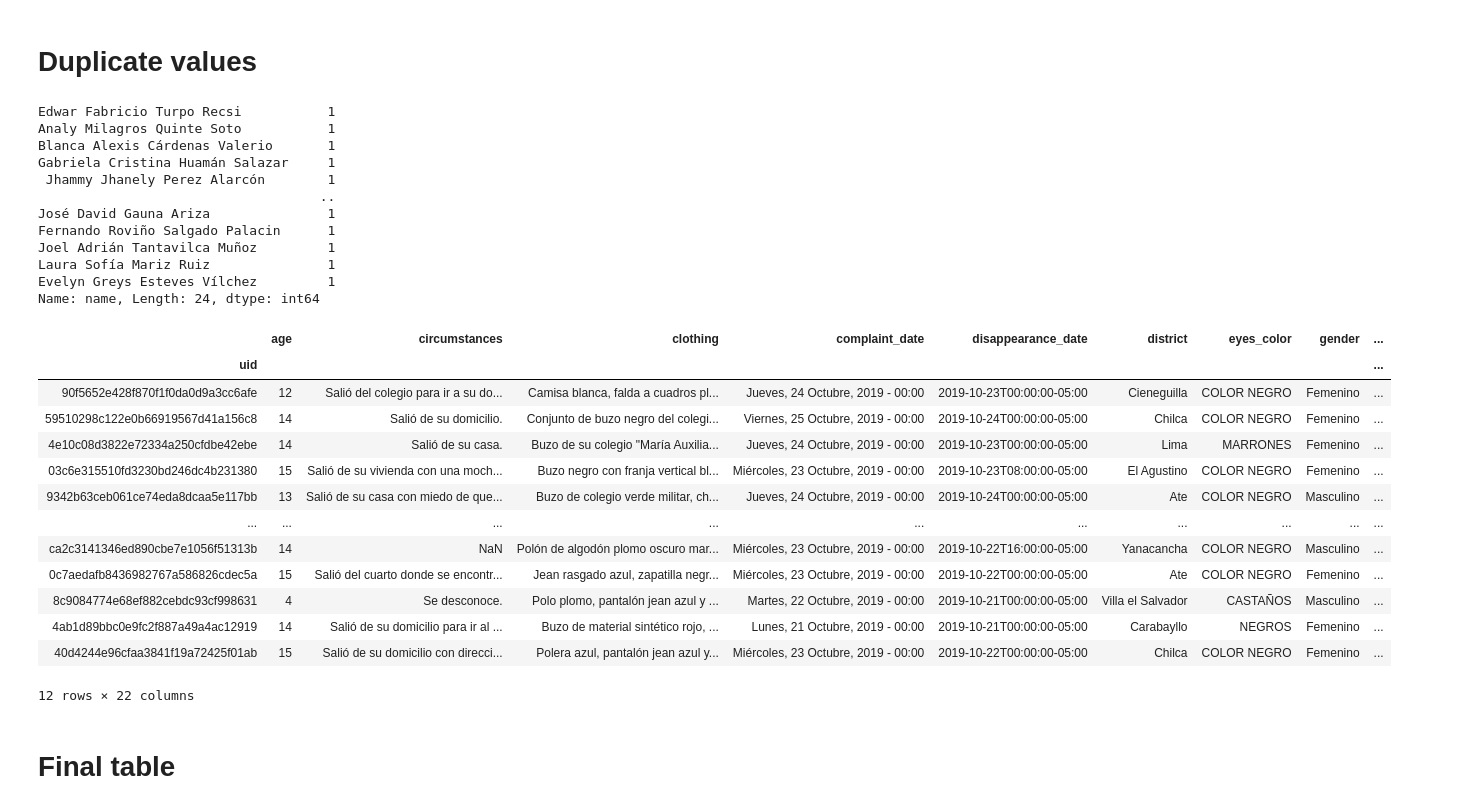
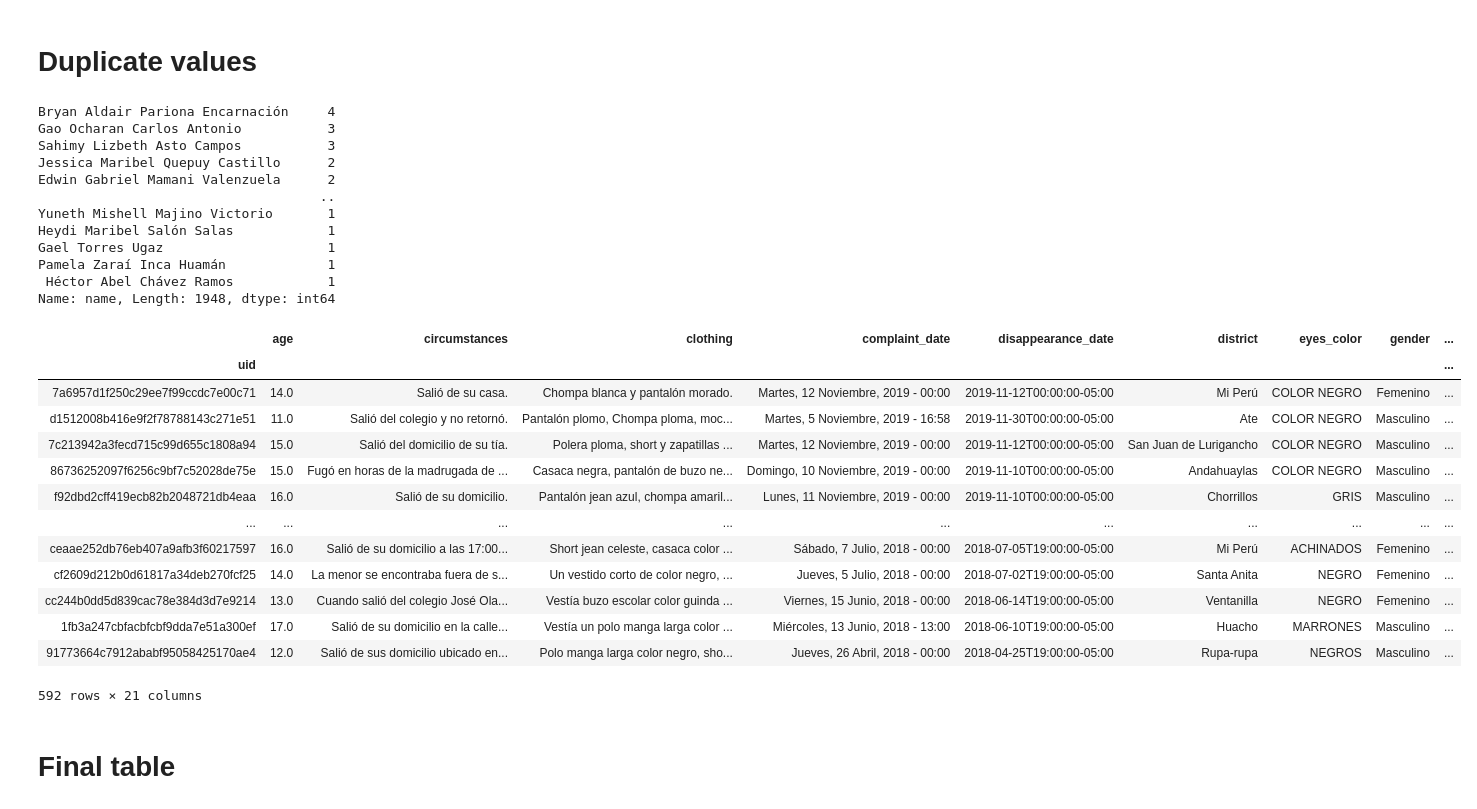
Before and after one commit to royrimachi/te_estamos_buscando_ws, a Jupyter notebook: Pandas_tutorial.ipynb, the cells around one changed output. Drawn from its saved outputs; the diff is of its cells as text; code cells hidden in the pictures.

```diff
--- a/Pandas_tutorial.ipynb
+++ b/Pandas_tutorial.ipynb
@@ -139,8 +145,8 @@ te_estamos_buscando.loc[:, ['name', 'state', 'province', 'district']]
 # %%
 # 1. Add site_uid to the DataFrame
 
-te_estamos_buscando['site_uid'] = 'teestamosbuscando'
+t_e_b_encontrados['site_uid'] = 'teestamosbuscando-encontrados'
 
-te_estamos_buscando
+t_e_b_encontrados
 # %% [output]
 |  | age | circumstances | clothing | complaint_date | disappearance_date | district | eyes_color | gender | ... |
@@ -160,8 +166,8 @@ te_estamos_buscando
 # Get the host
 from urllib.parse import urlparse
 
-te_estamos_buscando['host'] = te_estamos_buscando['url'].apply(lambda url: urlparse(url).netloc)
+t_e_b_encontrados['host'] = t_e_b_encontrados['url'].apply(lambda url: urlparse(url).netloc)
 
-te_estamos_buscando
+t_e_b_encontrados
 # %% [output]
 |  | age | circumstances | clothing | complaint_date | disappearance_date | district | eyes_color | gender | ... |
@@ -226,15 +232,15 @@ IndexingError: (0     False
 # 4. add uid to the rows
 import hashlib
 
-uids = (te_estamos_buscando
+uids = (t_e_b_encontrados
             .apply(lambda row: hashlib.md5(bytes(row['url'].encode())), axis=1)
             .apply(lambda hash_object: hash_object.hexdigest())
        )
 
-te_estamos_buscando['uid'] = uids
-te_estamos_buscando.set_index('uid', inplace=True)
+t_e_b_encontrados['uid'] = uids
+t_e_b_encontrados.set_index('uid', inplace=True)
 
-te_estamos_buscando
+t_e_b_encontrados
 # %% [output]
 |  | age | circumstances | clothing | complaint_date | disappearance_date | district | eyes_color | gender | ... |
 | uid |  |  |  |  |  |  |  |  | ... |
@@ -279,9 +285,9 @@ def tokenize_column(df, column_name):
                 .apply(lambda valid_word_list: len(valid_word_list))
             )
 
-te_estamos_buscando['n_tokens_circumstances'] = tokenize_column(te_estamos_buscando, 'circumstances')
+t_e_b_encontrados['n_tokens_circumstances'] = tokenize_column(t_e_b_encontrados, 'circumstances')
 
-te_estamos_buscando
+t_e_b_encontrados
 # %% [output]
 |  | age | circumstances | clothing | complaint_date | disappearance_date | district | eyes_color | gender | ... |
 | uid |  |  |  |  |  |  |  |  | ... |
@@ -302,35 +308,35 @@ te_estamos_buscando
 # %%
 # 8. Delete duplicate values
 
-te_estamos_buscando['name'].value_counts()
+t_e_b_encontrados['name'].value_counts()
 # %% [output]
-Edwar Fabricio Turpo Recsi           1
-Analy Milagros Quinte Soto           1
-Blanca Alexis Cárdenas Valerio       1
-Gabriela Cristina Huamán Salazar     1
- Jhammy Jhanely Perez Alarcón        1
+Bryan Aldair Pariona Encarnación     4
+Gao Ocharan Carlos Antonio           3
+Sahimy Lizbeth Asto Campos           3
+Jessica Maribel Quepuy Castillo      2
+Edwin Gabriel Mamani Valenzuela      2
                                     ..
-José David Gauna Ariza               1
-Fernando Roviño Salgado Palacin      1
-Joel Adrián Tantavilca Muñoz         1
-Laura Sofía Mariz Ruiz               1
-Evelyn Greys Esteves Vílchez         1
-Name: name, Length: 24, dtype: int64
+Yuneth Mishell Majino Victorio       1
+Heydi Maribel Salón Salas            1
+Gael Torres Ugaz                     1
+Pamela Zaraí Inca Huamán             1
+ Héctor Abel Chávez Ramos            1
+Name: name, Length: 1948, dtype: int64
 # %%
-te_estamos_buscando[te_estamos_buscando['hair_color'] == 'COLOR NEGRO']
+t_e_b_encontrados[t_e_b_encontrados['hair_color'] == 'COLOR NEGRO']
 # %% [output]
 |  | age | circumstances | clothing | complaint_date | disappearance_date | district | eyes_color | gender | ... |
 | uid |  |  |  |  |  |  |  |  | ... |
-| 90f5652e428f870f1f0da0d9a3cc6afe | 12 | Salió del colegio para ir a su do... | Camisa blanca, falda a cuadros pl... | Jueves, 24 Octubre, 2019 - 00:00 | 2019-10-23T00:00:00-05:00 | Cieneguilla | COLOR NEGRO | Femenino | ... |
-| 59510298c122e0b66919567d41a156c8 | 14 | Salió de su domicilio. | Conjunto de buzo negro del colegi... | Viernes, 25 Octubre, 2019 - 00:00 | 2019-10-24T00:00:00-05:00 | Chilca | COLOR NEGRO | Femenino | ... |
-| 4e10c08d3822e72334a250cfdbe42ebe | 14 | Salió de su casa. | Buzo de su colegio "María Auxilia... | Jueves, 24 Octubre, 2019 - 00:00 | 2019-10-23T00:00:00-05:00 | Lima | MARRONES | Femenino | ... |
-| 03c6e315510fd3230bd246dc4b231380 | 15 | Salió de su vivienda con una moch... | Buzo negro con franja vertical bl... | Miércoles, 23 Octubre, 2019 - 00:00 | 2019-10-23T08:00:00-05:00 | El Agustino | COLOR NEGRO | Femenino | ... |
-| 9342b63ceb061ce74eda8dcaa5e117bb | 13 | Salió de su casa con miedo de que... | Buzo de colegio verde militar, ch... | Jueves, 24 Octubre, 2019 - 00:00 | 2019-10-24T00:00:00-05:00 | Ate | COLOR NEGRO | Masculino | ... |
+| 7a6957d1f250c29ee7f99ccdc7e00c71 | 14.0 | Salió de su casa. | Chompa blanca y pantalón morado. | Martes, 12 Noviembre, 2019 - 00:00 | 2019-11-12T00:00:00-05:00 | Mi Perú | COLOR NEGRO | Femenino | ... |
+| d1512008b416e9f2f78788143c271e51 | 11.0 | Salió del colegio y no retornó. | Pantalón plomo, Chompa ploma, moc... | Martes, 5 Noviembre, 2019 - 16:58 | 2019-11-30T00:00:00-05:00 | Ate | COLOR NEGRO | Masculino | ... |
+| 7c213942a3fecd715c99d655c1808a94 | 15.0 | Salió del domicilio de su tía. | Polera ploma, short y zapatillas ... | Martes, 12 Noviembre, 2019 - 00:00 | 2019-11-12T00:00:00-05:00 | San Juan de Lurigancho | COLOR NEGRO | Masculino | ... |
+| 86736252097f6256c9bf7c52028de75e | 15.0 | Fugó en horas de la madrugada de ... | Casaca negra, pantalón de buzo ne... | Domingo, 10 Noviembre, 2019 - 00:00 | 2019-11-10T00:00:00-05:00 | Andahuaylas | COLOR NEGRO | Masculino | ... |
+| f92dbd2cff419ecb82b2048721db4eaa | 16.0 | Salió de su domicilio. | Pantalón jean azul, chompa amaril... | Lunes, 11 Noviembre, 2019 - 00:00 | 2019-11-10T00:00:00-05:00 | Chorrillos | GRIS | Masculino | ... |
 | ... | ... | ... | ... | ... | ... | ... | ... | ... | ... |
-| ca2c3141346ed890cbe7e1056f51313b | 14 | NaN | Polón de algodón plomo oscuro mar... | Miércoles, 23 Octubre, 2019 - 00:00 | 2019-10-22T16:00:00-05:00 | Yanacancha | COLOR NEGRO | Masculino | ... |
-| 0c7aedafb8436982767a586826cdec5a | 15 | Salió del cuarto donde se encontr... | Jean rasgado azul, zapatilla negr... | Miércoles, 23 Octubre, 2019 - 00:00 | 2019-10-22T00:00:00-05:00 | Ate | COLOR NEGRO | Femenino | ... |
-| 8c9084774e68ef882cebdc93cf998631 | 4 | Se desconoce. | Polo plomo, pantalón jean azul y ... | Martes, 22 Octubre, 2019 - 00:00 | 2019-10-21T00:00:00-05:00 | Villa el Salvador | CASTAÑOS | Masculino | ... |
-| 4ab1d89bbc0e9fc2f887a49a4ac12919 | 14 | Salió de su domicilio para ir al ... | Buzo de material sintético rojo, ... | Lunes, 21 Octubre, 2019 - 00:00 | 2019-10-21T00:00:00-05:00 | Carabayllo | NEGROS | Femenino | ... |
-| 40d4244e96cfaa3841f19a72425f01ab | 15 | Salió de su domicilio con direcci... | Polera azul, pantalón jean azul y... | Miércoles, 23 Octubre, 2019 - 00:00 | 2019-10-22T00:00:00-05:00 | Chilca | COLOR NEGRO | Femenino | ... |
+| ceaae252db76eb407a9afb3f60217597 | 16.0 | Salió de su domicilio a las 17:00... | Short jean celeste, casaca color ... | Sábado, 7 Julio, 2018 - 00:00 | 2018-07-05T19:00:00-05:00 | Mi Perú | ACHINADOS | Femenino | ... |
+| cf2609d212b0d61817a34deb270fcf25 | 14.0 | La menor se encontraba fuera de s... | Un vestido corto de color negro, ... | Jueves, 5 Julio, 2018 - 00:00 | 2018-07-02T19:00:00-05:00 | Santa Anita | NEGRO | Femenino | ... |
+| cc244b0dd5d839cac78e384d3d7e9214 | 13.0 | Cuando salió del colegio José Ola... | Vestía buzo escolar color guinda ... | Viernes, 15 Junio, 2018 - 00:00 | 2018-06-14T19:00:00-05:00 | Ventanilla | NEGRO | Femenino | ... |
+| 1fb3a247cbfacbfcbf9dda7e51a300ef | 17.0 | Salió de su domicilio en la calle... | Vestía un polo manga larga color ... | Miércoles, 13 Junio, 2018 - 13:00 | 2018-06-10T19:00:00-05:00 | Huacho | MARRONES | Masculino | ... |
+| 91773664c7912ababf95058425170ae4 | 12.0 | Salió de sus domicilio ubicado en... | Polo manga larga color negro, sho... | Jueves, 26 Abril, 2018 - 00:00 | 2018-04-25T19:00:00-05:00 | Rupa-rupa | NEGROS | Masculino | ... |
-12 rows × 22 columns
+592 rows × 21 columns
 # %%
```
Also changed, not shown: parts of 15 cells of this notebook, 3 other files.
